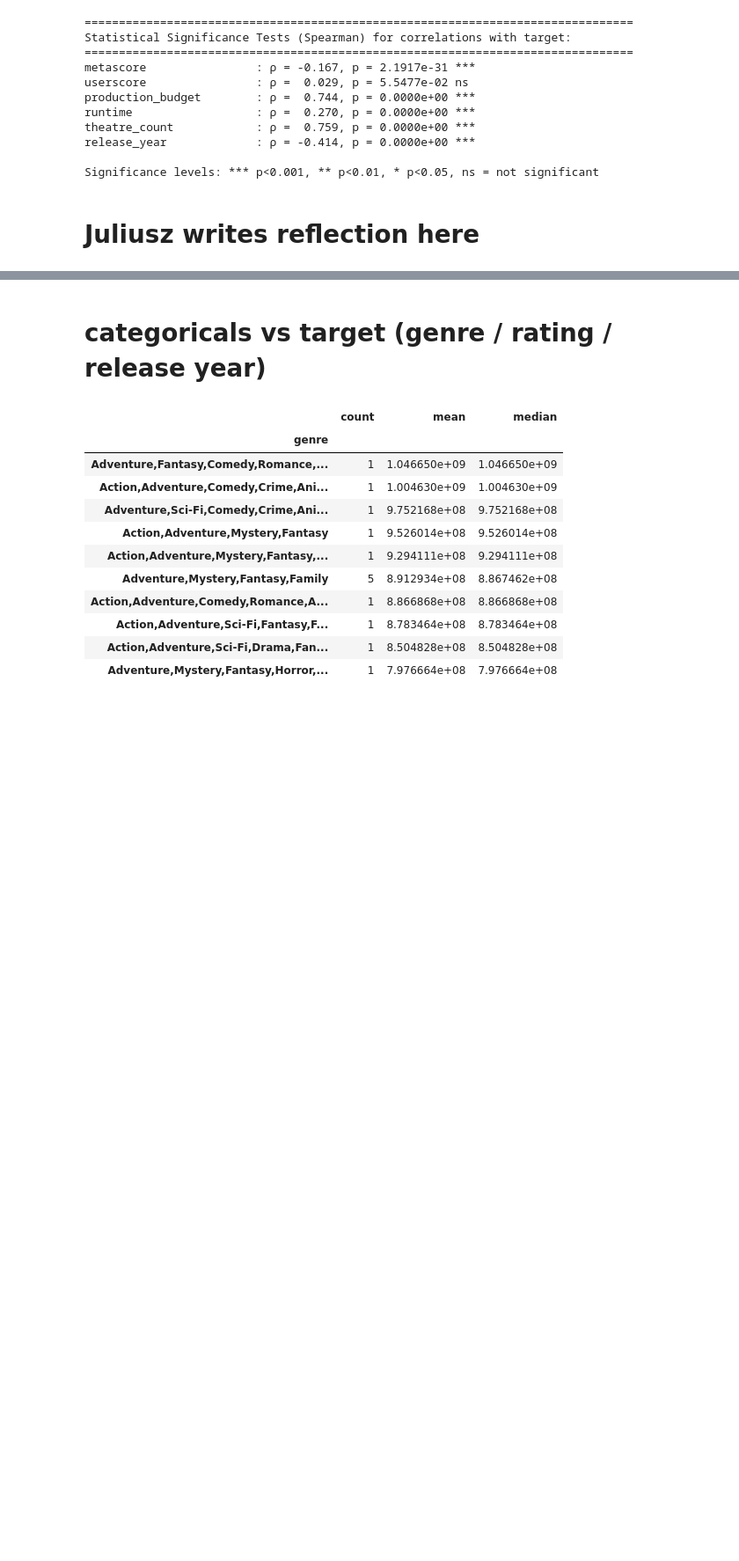
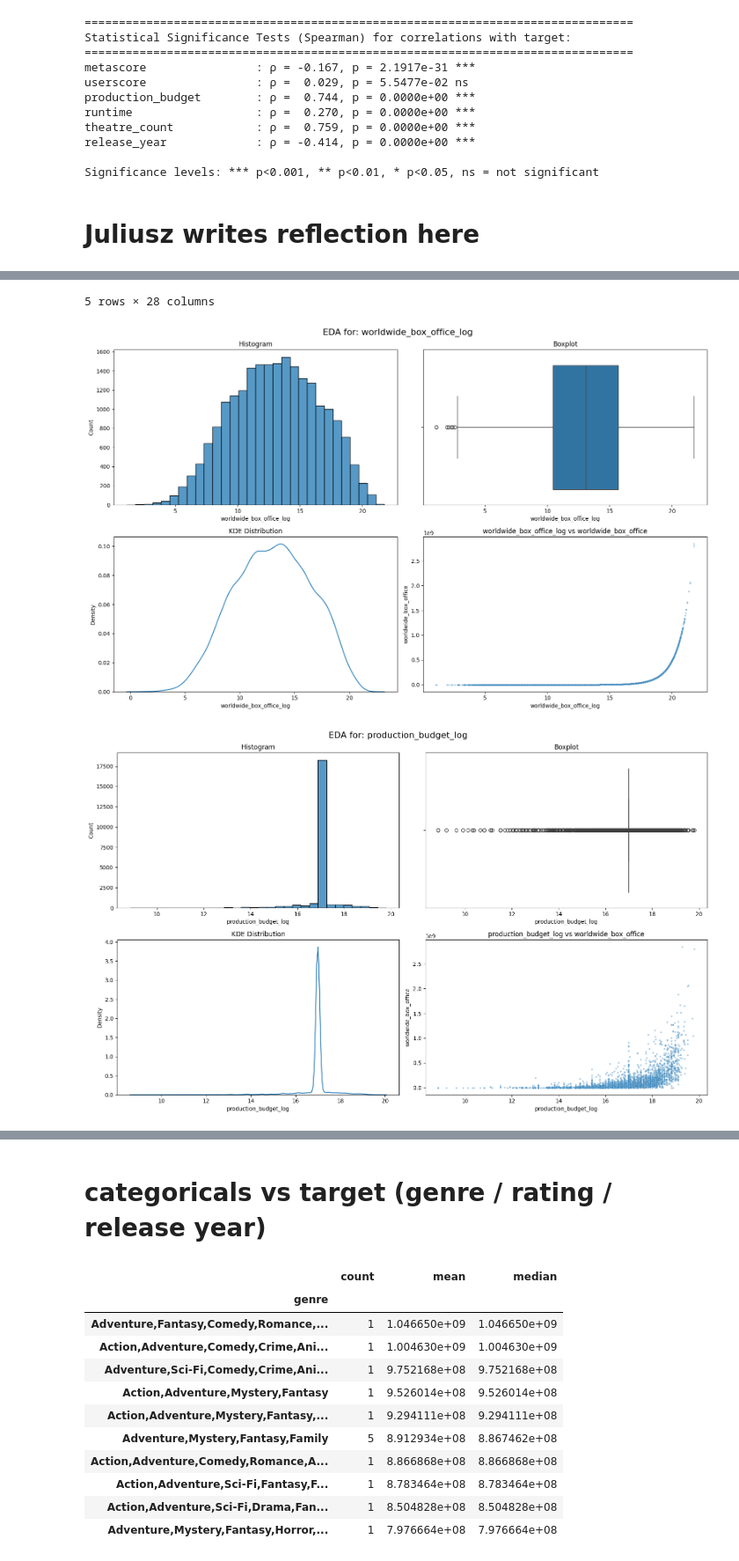
Before and after one commit to Simerblur/bjj, a Jupyter notebook: Main_project copy.ipynb, the cells around one changed output, grey strips where cells are left out. Shown at 88% size. Cells and saved outputs as stored; diff of their text form; code cells hidden in the pictures; blank space fills up the shorter version.

Commit message:
Missing values and outliers

```diff
--- a/Main_project copy.ipynb
+++ b/Main_project copy.ipynb
@@ -925,2 +950,5 @@ In this chapter, we will handle the missing values and outliers before we do any
 # %%
-movie_data_complete = movie_data_complete[~movie_data_complete['worldwide_box_office'].isna()].copy()
+#Step one: drop the missing values from the movie_data_complete file and print the new values as a sanity check
+movie_data_complete = movie_data_complete.dropna(subset=['release_month','release_year']).copy()
+print(f"\n✓ Missing values:")
+print(movie_data_complete[['release_month', 'release_year']].isna().sum())
@@ -930,0 +962,16 @@ print({len(movie_data_complete)})
+# %%
+#Now we create a new column called primary genre so we can impute te median of the runtime based on their genre
+#This is basically done because the runtime has more then 2500 missing values and this way we can take the median of the runtime per genre. This will differentiate a little and makes it more precise
+# 1. gives missing genres a value "unknown"
+movie_data_complete['genre'] = movie_data_complete['genre'].fillna('Unknown')
+
+# 2. Create a new column for the primary genre (this is for the imputation of runtime)
+movie_data_complete['primary_genre'] = movie_data_complete['genre'].str.split(',').str[0].str.strip()
+
+# 3. Runtime imputation using primary_genre. We also create a new column with an integer 0 or 1 to tell the model in the future which runtimes are real values and which have been imputed
+movie_data_complete['runtime_missing'] = movie_data_complete['runtime'].isna().astype(int)
+
+movie_data_complete['runtime'] = movie_data_complete.groupby('primary_genre')['runtime'] \
+                 .transform(lambda x: x.fillna(x.median())) #fill the empty rows with the median runtime per pprimary genre
+
+movie_data_complete.head(5)
@@ -932,0 +1028,20 @@ print({len(movie_data_complete)})
+# %%
+#log transformations on all the skewed features
+movie_data_complete['worldwide_box_office_log'] = np.log1p(movie_data_complete['worldwide_box_office'])
+movie_data_complete['production_budget_log']    = np.log1p(movie_data_complete['production_budget'])
+movie_data_complete['theatre_count_log']        = np.log1p(movie_data_complete['theatre_count'])
+movie_data_complete['runtime_log']        = np.log1p(movie_data_complete['runtime'])
+
+movie_data_complete.head()
+
+# Now lets reuse that STUNNING EDA plot function to see if it worked
+skewed_features = [
+    'worldwide_box_office_log',
+    'production_budget_log',
+    'theatre_count_log',
+    'runtime_log'
+]
+
+for col in skewed_features:
+    EDA_plots(movie_data_complete, col, target='worldwide_box_office')
+# %% [output]
@@ -932,0 +1054,3 @@ print({len(movie_data_complete)})
+5 rows × 28 columns
+[figure, added]
+[figure, added]
```
Also changed, not shown: parts of 14 cells of this notebook.
